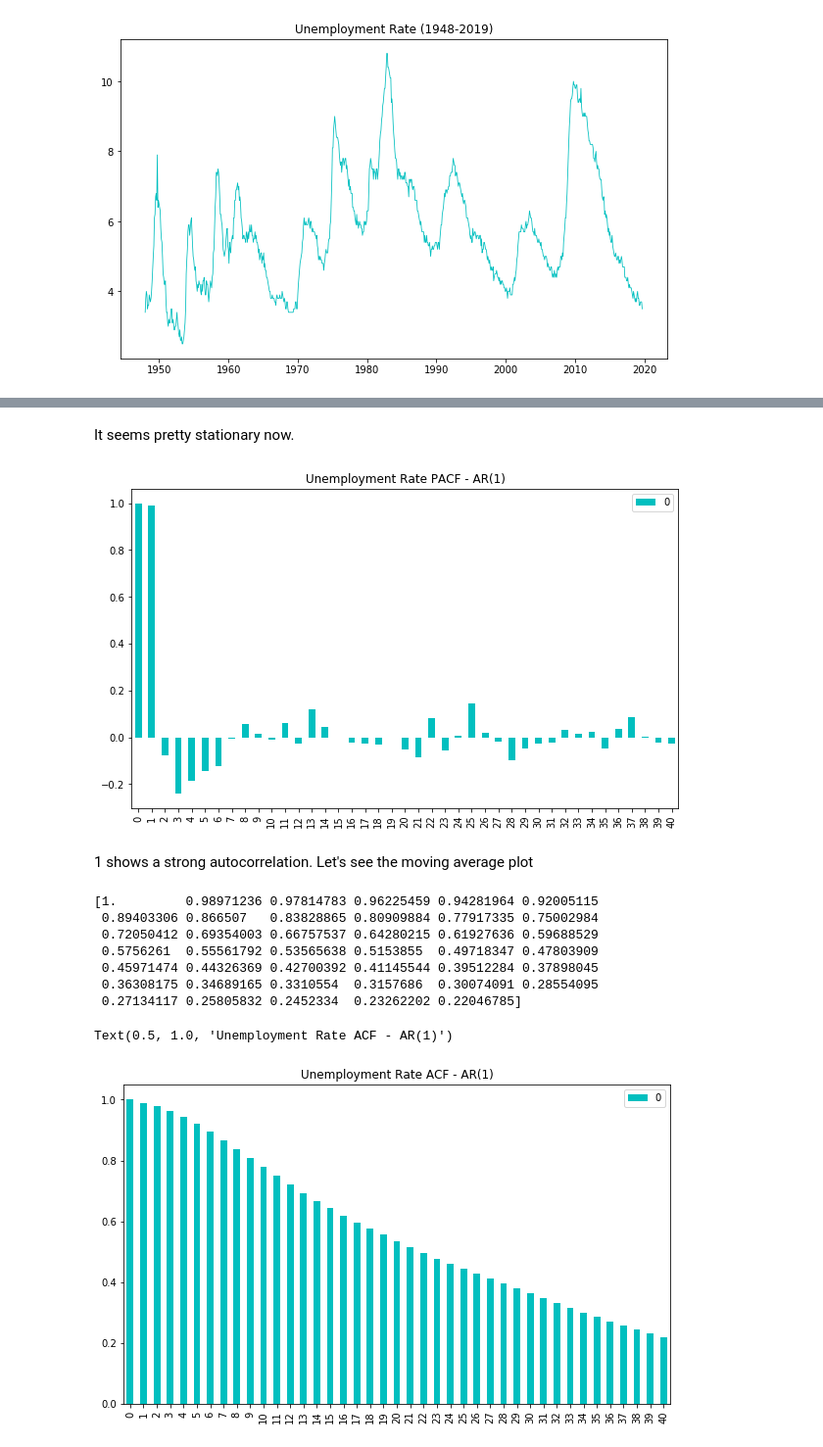
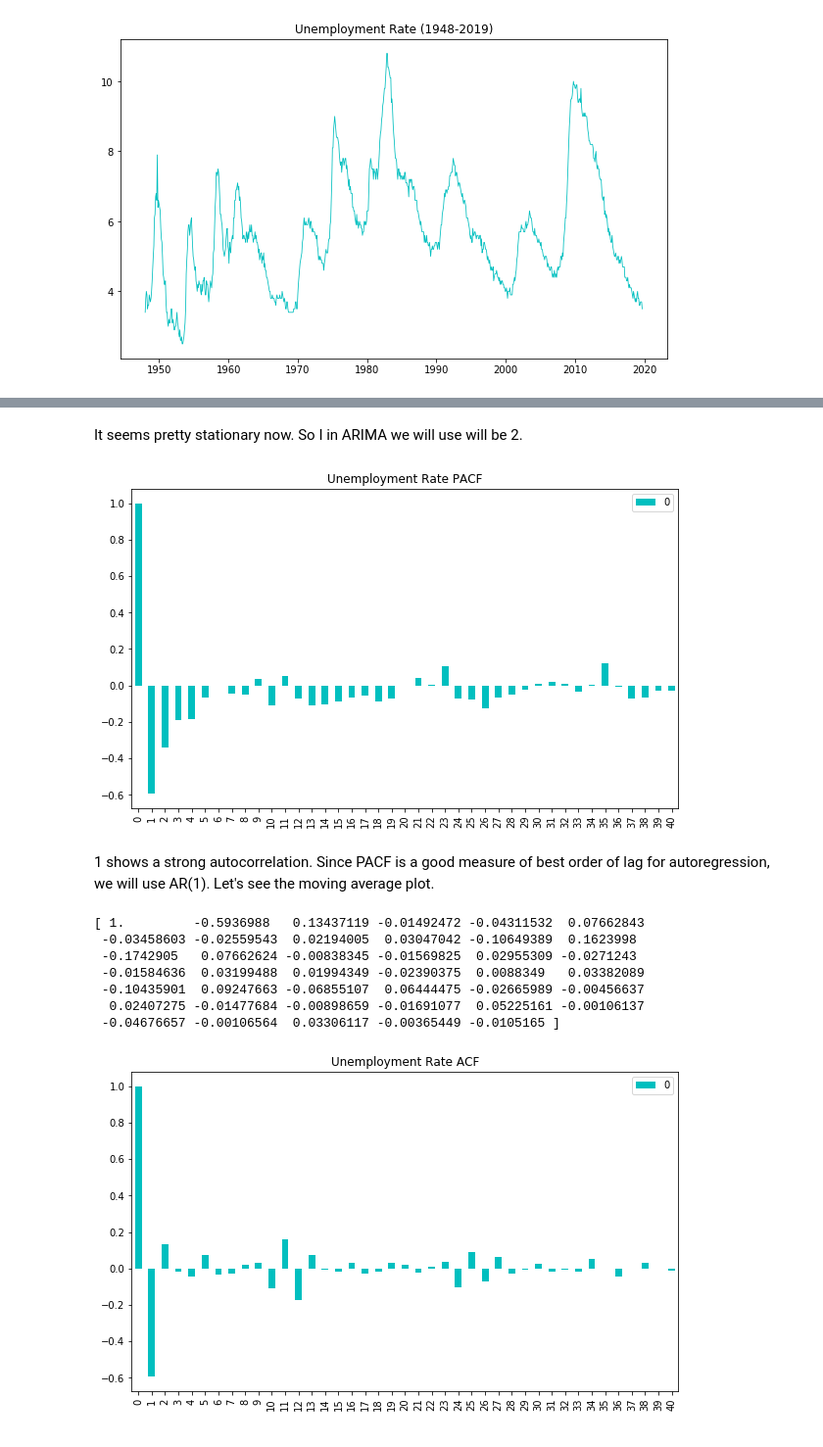
Before and after one commit to 26Jinx/Thinkful, a Jupyter notebook: Unit6/Time_Series/Unemployment_Rate_TS_Challenge.ipynb, the cells around one changed output, grey strips where cells are left out. Shown: that part at 98% size. Saved outputs shown, nothing was run; the diff lists cells and outputs as text; code cells hidden in the pictures.

```diff
--- a/Unit6/Time_Series/Unemployment_Rate_TS_Challenge.ipynb
+++ b/Unit6/Time_Series/Unemployment_Rate_TS_Challenge.ipynb
@@ -61,30 +61,30 @@ plt.show()
 # %% [markdown]
-It seems pretty stationary now.
+It seems pretty stationary now. So I in ARIMA we will use will be 2.
 # %%
 from statsmodels.tsa.stattools import pacf
-p = pacf(unemp_data.UNRATE)
-x_acf = pd.DataFrame(p)
-x_acf.plot(kind='bar', figsize=(10, 6), color='c')
-plt.title("Unemployment Rate PACF - AR(1)")
+p = pacf(unemp_data.diff_2[2:])
+x_pacf = pd.DataFrame(p)
+x_pacf.plot(kind='bar', figsize=(10, 6), color='c')
+plt.title("Unemployment Rate PACF")
 plt.show()
 # %% [output]
-[figure, old version]
+[figure, new version]
 # %% [markdown]
-1 shows a strong autocorrelation. Let's see the moving average plot
+1 shows a strong autocorrelation. Since PACF is a good measure of best order of lag for autoregression, we will use AR(1). Let's see the moving average plot.
 # %%
 from statsmodels.tsa.stattools import acf
-a = acf(unemp_data.UNRATE)
+a = acf(unemp_data.diff_2[2:])
 print(a)
 x_acf = pd.DataFrame(a)
 x_acf.plot(kind='bar', figsize=(10, 6), color='c')
-plt.title("Unemployment Rate ACF - AR(1)")
+plt.title("Unemployment Rate ACF")
+plt.show()
 # %% [output]
-[1.         0.98971236 0.97814783 0.96225459 0.94281964 0.92005115
- 0.89403306 0.866507   0.83828865 0.80909884 0.77917335 0.75002984
- 0.72050412 0.69354003 0.66757537 0.64280215 0.61927636 0.59688529
- 0.5756261  0.55561792 0.53565638 0.5153855  0.49718347 0.47803909
- 0.45971474 0.44326369 0.42700392 0.41145544 0.39512284 0.37898045
- 0.36308175 0.34689165 0.3310554  0.3157686  0.30074091 0.28554095
- 0.27134117 0.25805832 0.2452334  0.23262202 0.22046785]
+[ 1.         -0.5936988   0.13437119 -0.01492472 -0.04311532  0.07662843
+ -0.03458603 -0.02559543  0.02194005  0.03047042 -0.10649389  0.1623998
+ -0.1742905   0.07662624 -0.00838345 -0.01569825  0.02955309 -0.0271243
+ -0.01584636  0.03199488  0.01994349 -0.02390375  0.0088349   0.03382089
+ -0.10435901  0.09247663 -0.06855107  0.06444475 -0.02665989 -0.00456637
+  0.02407275 -0.01477684 -0.00898659 -0.01691077  0.05225161 -0.00106137
+ -0.04676657 -0.00106564  0.03306117 -0.00365449 -0.0105165 ]
-Text(0.5, 1.0, 'Unemployment Rate ACF - AR(1)')
-[figure, old version]
+[figure, new version]
```
Also changed, not shown: parts of 7 cells of this notebook.
